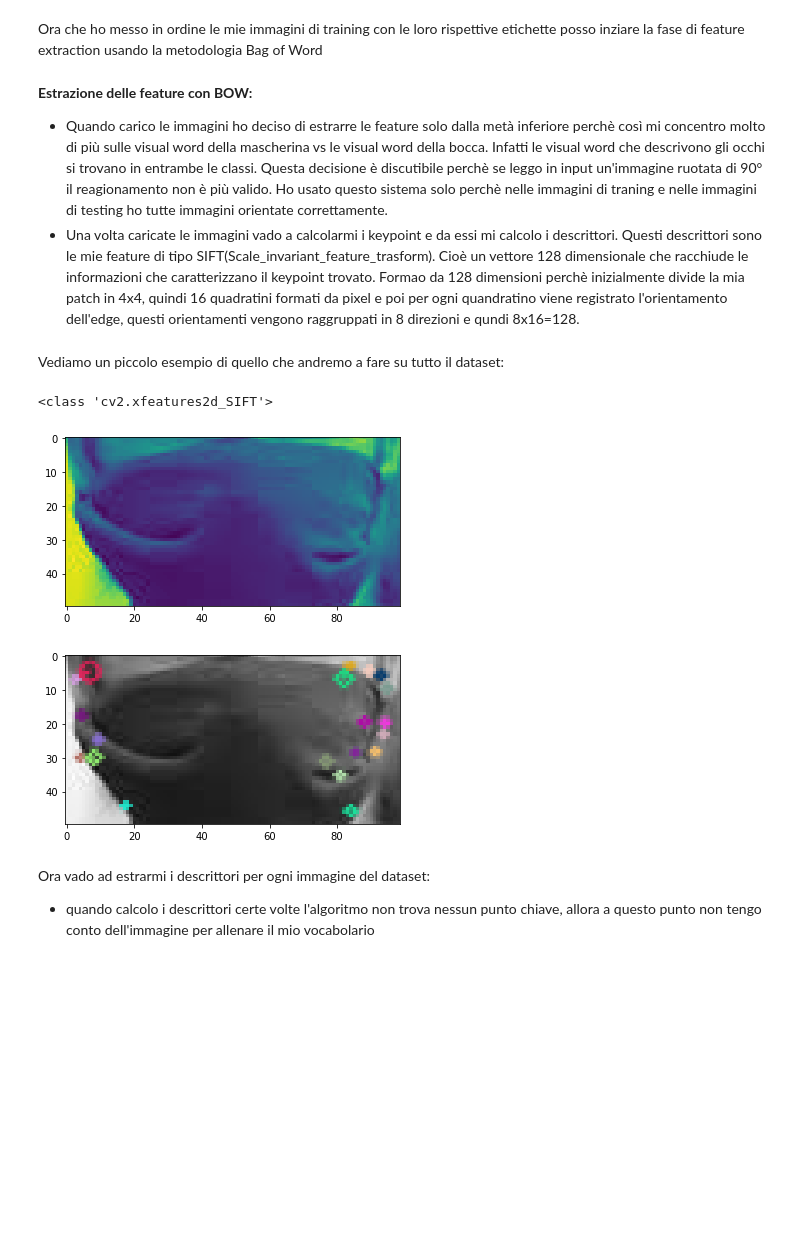
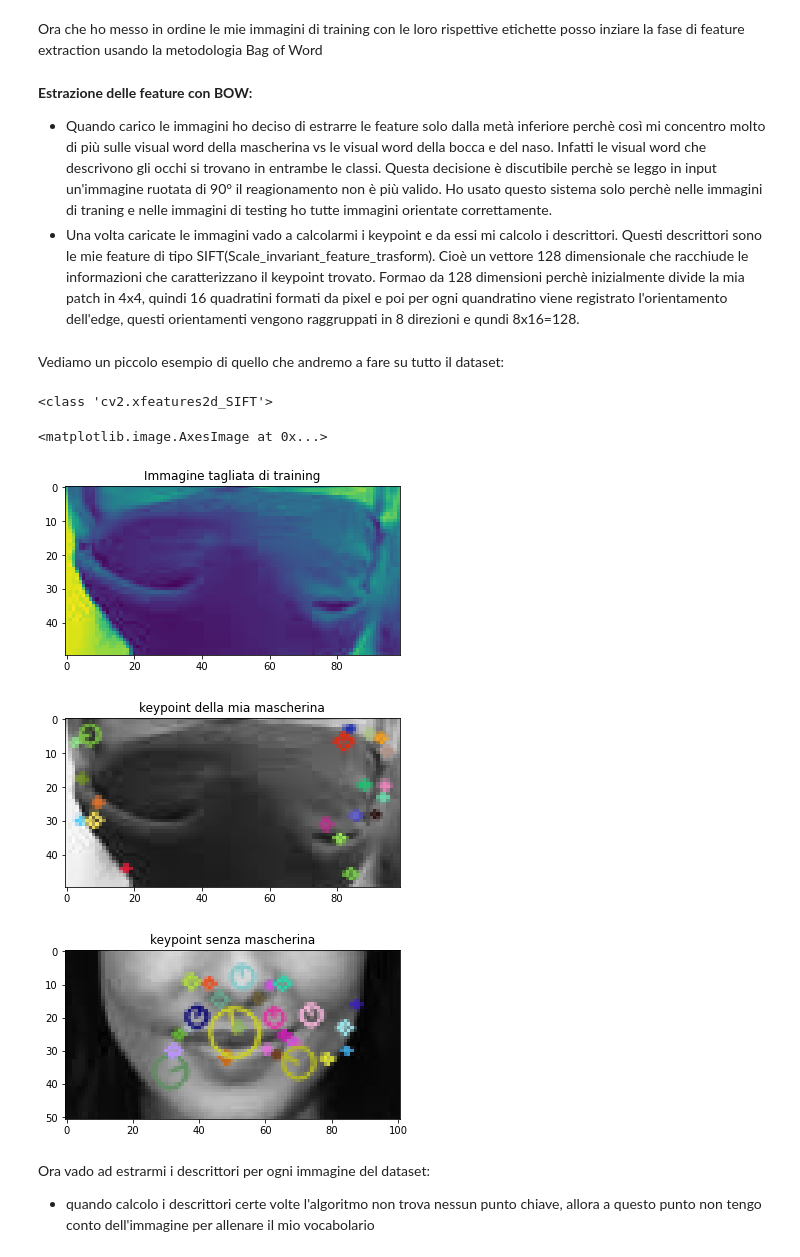
Before and after one commit to Buzzolan/Progetto_machine_learning, a Jupyter notebook: Feature extraction BOW.ipynb, the cells around one changed output. Drawn from its saved outputs; the diff is of its cells as text; code cells hidden in the pictures; blank space fills up the shorter version.

```diff
--- a/Feature extraction BOW.ipynb
+++ b/Feature extraction BOW.ipynb
@@ -93,31 +93,46 @@ plt.imshow(plot_image)
 Ora che ho messo in ordine le mie immagini di training con le loro rispettive etichette posso inziare la fase di feature extraction usando la metodologia Bag of Word
 # %% [markdown]
 **Estrazione delle feature con BOW:**
-* Quando carico le immagini ho deciso di estrarre le feature solo dalla metà inferiore perchè così mi concentro molto di più sulle visual word della mascherina vs le visual word della bocca. Infatti le visual word che descrivono gli occhi si trovano in entrambe le classi. Questa decisione è discutibile perchè se leggo in input un'immagine ruotata di 90° il reagionamento non è più valido. Ho usato questo sistema solo perchè nelle immagini di traning e nelle immagini di testing ho tutte immagini orientate correttamente.
+* Quando carico le immagini ho deciso di estrarre le feature solo dalla metà inferiore perchè così mi concentro molto di più sulle visual word della mascherina vs le visual word della bocca e del naso. Infatti le visual word che descrivono gli occhi si trovano in entrambe le classi. Questa decisione è discutibile perchè se leggo in input un'immagine ruotata di 90° il reagionamento non è più valido. Ho usato questo sistema solo perchè nelle immagini di traning e nelle immagini di testing ho tutte immagini orientate correttamente.
 * Una volta caricate le immagini vado a calcolarmi i keypoint e da essi mi calcolo i descrittori. Questi descrittori sono le mie feature di tipo SIFT(Scale_invariant_feature_trasform). Cioè un vettore 128 dimensionale che racchiude le informazioni che caratterizzano il keypoint trovato. Formao da 128 dimensioni perchè inizialmente divide la mia patch in 4x4, quindi 16 quadratini formati da pixel e poi per ogni quandratino viene registrato l'orientamento dell'edge, questi orientamenti vengono raggruppati in 8 direzioni e qundi 8x16=128.
 # %% [markdown]
 Vediamo un piccolo esempio di quello che andremo a fare su tutto il dataset:
 # %%
 #calcolo che devo fare per ogni immagine e mi creo la mia lista di descrittori che sono le mie SIFT
 #carico imamgine
 img = cv.imread(D[50][0])
 cut_image = img[img.shape[0]//2: img.shape[0], 0:img.shape[1]]#prendo solo metà inferiore
 gray= cv.cvtColor(cut_image,cv.COLOR_BGR2GRAY)#la porto in scala di grigi
 plt.figure(1)
+plt.title('Immagine tagliata di training')
 plt.imshow(gray)
 
 sift = cv.xfeatures2d.SIFT_create() #creo oggetto sift
 print(type(sift))
 
 kp = sift.detect(gray,None) #trova i keypoint nell'immagine
 img_1=cv.drawKeypoints(gray,kp,cut_image,flags=cv.DRAW_MATCHES_FLAGS_DRAW_RICH_KEYPOINTS) #disegno cerchi intorni ai miei keypoint
 plt.figure(2)
+plt.title('keypoint della mia mascherina')
 plt.imshow(img_1)
 kp,des = sift.compute(gray,kp)#calcolo descitori, è un array di N(#keypoint)x128
+
+#visualizzio keypoint immagini senza mascherina
+img_nomask=cv.imread(D[6031][0])
+cut_image_nomask=img_nomask[img_nomask.shape[0]//2: img_nomask.shape[0], 0:img_nomask.shape[1]]
+gray_nomask= cv.cvtColor(cut_image_nomask,cv.COLOR_BGR2GRAY)#la porto in scala di grigi
+
+kp = sift.detect(gray_nomask,None) #trova i keypoint nell'immagine
+img_1_nomask=cv.drawKeypoints(gray_nomask,kp,cut_image_nomask,flags=cv.DRAW_MATCHES_FLAGS_DRAW_RICH_KEYPOINTS) #disegno cerchi intorni ai miei keypoint
+plt.figure(3)
+plt.title('keypoint senza mascherina')
+plt.imshow(img_1_nomask)
 # %% [output]
 <class 'cv2.xfeatures2d_SIFT'>
+<matplotlib.image.AxesImage at 0x...>
-[figure, old version]
+[figure, new version]
-[figure, old version]
+[figure, new version]
+[figure, added]
 # %% [markdown]
 Ora vado ad estrarmi i descrittori per ogni immagine del dataset:
 * quando calcolo i descrittori certe volte l'algoritmo non trova nessun punto chiave, allora a questo punto non tengo conto dell'immagine per allenare il mio vocabolario
```
Also changed, not shown: parts of 28 cells of this notebook.
